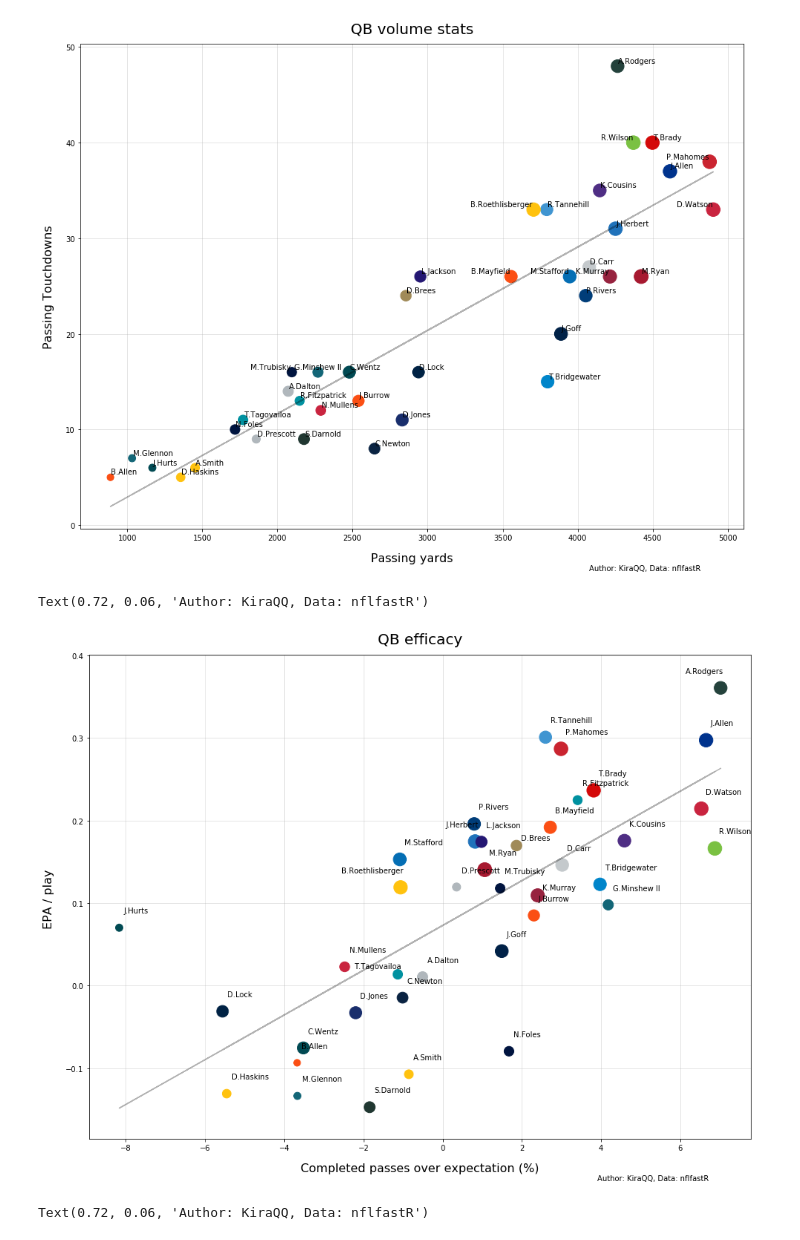
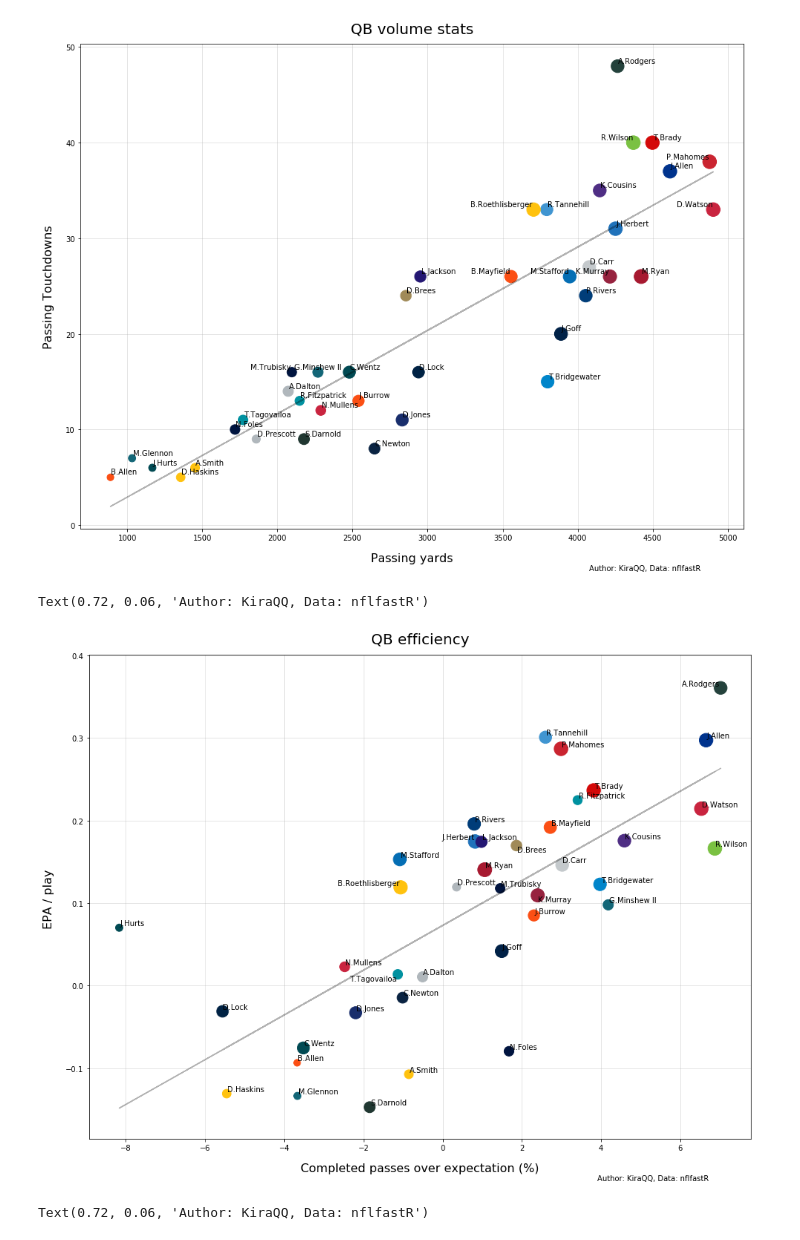
Before and after one commit to kkstimac/NFL_analytics, a Jupyter notebook: NFL2020recap.ipynb, the cells around one changed output. Saved outputs shown, nothing was run; the diff lists cells and outputs as text; code cells hidden in the pictures.

```diff
--- a/NFL2020recap.ipynb
+++ b/NFL2020recap.ipynb
@@ -198,29 +261,29 @@ Text(0.72, 0.06, 'Author: KiraQQ, Data: nflfastR')
 # %%
 fig, ax = plt.subplots(figsize=(16,12))
 qb_data['color'] = qb_data['posteam'].map(COLORS)
 ax.scatter(x = qb_data.CPOE, y = qb_data.EPA_play, s = qb_data.Plays/2, c = qb_data.color)
 
-texts = [plt.text(x0+0.1,y0+0.015,name,ha='right',va='bottom') for x0,y0,name in zip(
+texts = [plt.text(x0,y0,name,ha='right',va='bottom') for x0,y0,name in zip(
     qb_data.CPOE, qb_data.EPA_play, qb_data.index)]
 
 adjust_text(texts)
 
 #Add grid
 ax.grid(zorder=0,alpha=.4)
 ax.set_axisbelow(True)
 
 #Add trend line
 m, b = np.polyfit(qb_data.CPOE, qb_data.EPA_play, 1)
 plt.plot(qb_data.CPOE, m*qb_data.CPOE + b, 'k', alpha=.3,linestyle='-')
 
 #Add title, labels, and cite the data source
-ax.set_title('QB efficacy',fontsize=20,pad=15)
+ax.set_title('QB efficiency',fontsize=20,pad=15)
 ax.set_xlabel('Completed passes over expectation (%)',fontsize=16,labelpad=15)
 ax.set_ylabel('EPA / play ',fontsize=16,labelpad=15)
-plt.figtext(.72,.06,'Author: KiraQQ, Data: nflfastR',fontsize=10)
+plt.figtext(.72,.06,'Author: KiraQQ, Data: nflfastR',fontsize=10);
 # %% [output]
 Text(0.72, 0.06, 'Author: KiraQQ, Data: nflfastR')
-[figure, old version]
+[figure, new version]
 # %%
 wr_data = (
     df.groupby(['receiver','posteam']).agg({'epa': 'mean','cpoe': 'mean', 'yards_gained': 'sum', 'pass_touchdown': 'sum', 'wpa': 'count'})
```
Also changed, not shown: parts of 17 cells of this notebook.
